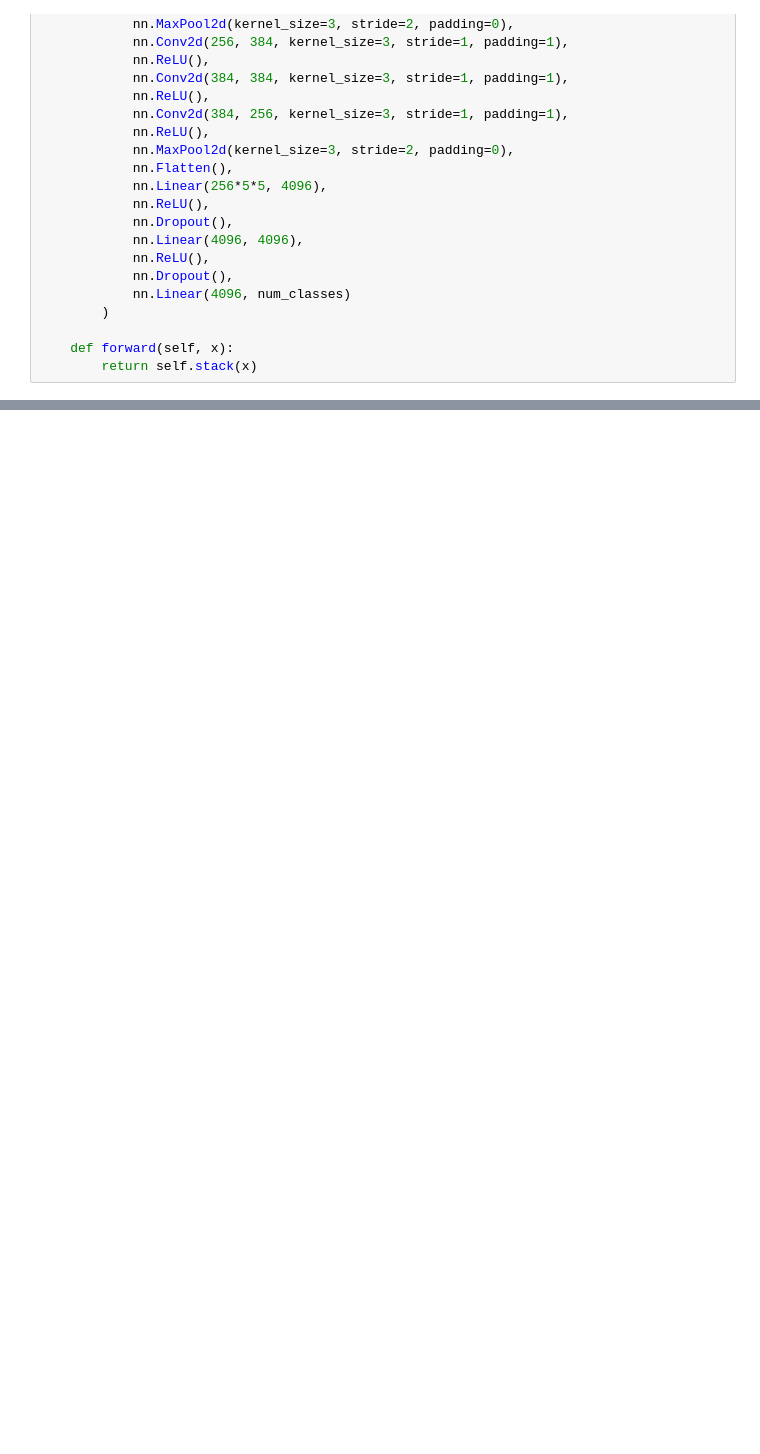
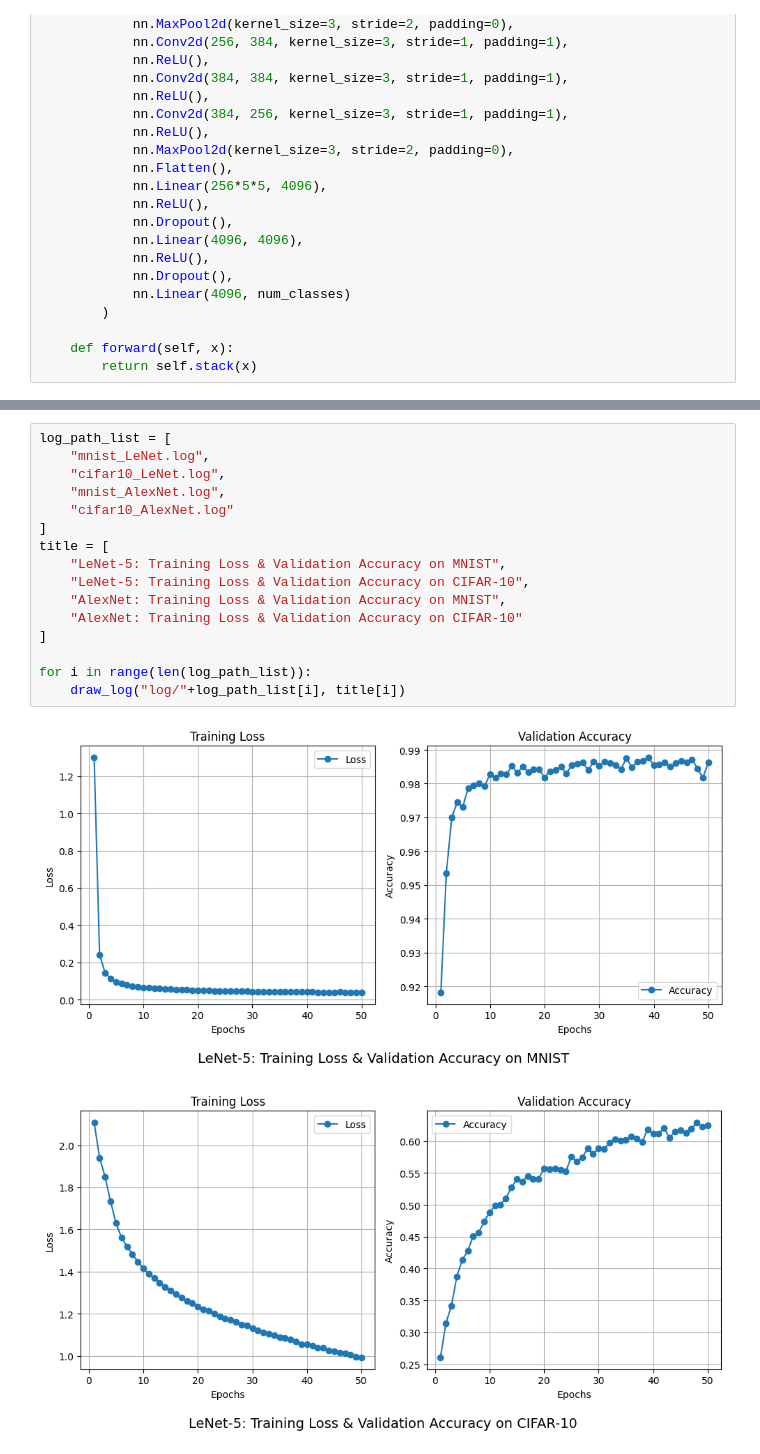
Before and after one commit to timedegree/Deep-Learning-Lab, a Jupyter notebook: Lab7-CNN/main.ipynb, the cells around one changed output, grey strips where cells are left out. Cells and saved outputs as stored; diff of their text form; blank space fills up the shorter version.

Commit message:
Lab7: add function to draw loss and acc curve

```diff
--- a/Lab7-CNN/main.ipynb
+++ b/Lab7-CNN/main.ipynb
@@ -230,0 +265,19 @@ train(mnist_AlexNet_model, mnist_train_set, mnist_val_set)
+# %%
+log_path_list = [
+    "mnist_LeNet.log",
+    "cifar10_LeNet.log",
+    "mnist_AlexNet.log",
+    "cifar10_AlexNet.log"
+]
+title = [
+    "LeNet-5: Training Loss & Validation Accuracy on MNIST",
+    "LeNet-5: Training Loss & Validation Accuracy on CIFAR-10",
+    "AlexNet: Training Loss & Validation Accuracy on MNIST",
+    "AlexNet: Training Loss & Validation Accuracy on CIFAR-10"
+]
+
+for i in range(len(log_path_list)):
+    draw_log("log/"+log_path_list[i], title[i])
+# %% [output]
+[figure, added]
+[figure, added]
```
Also changed, not shown: parts of 12 cells of this notebook, 1 other file.
